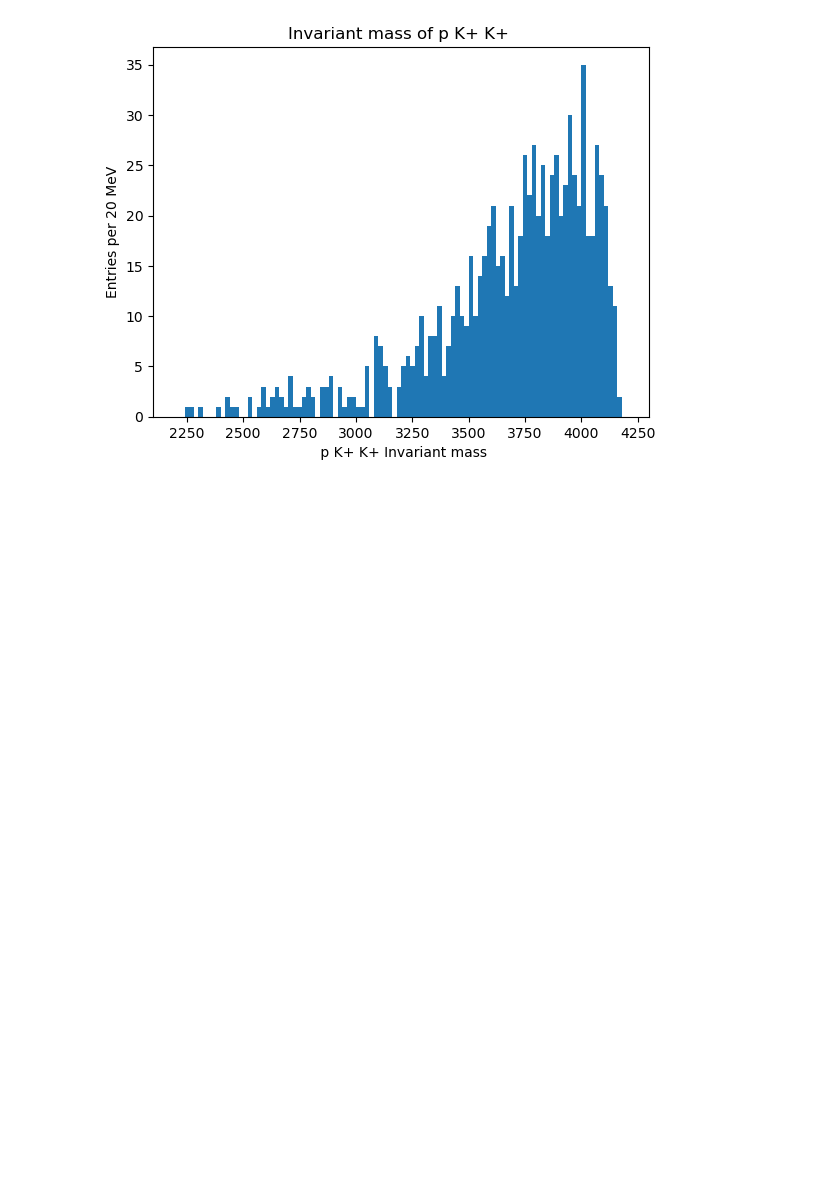
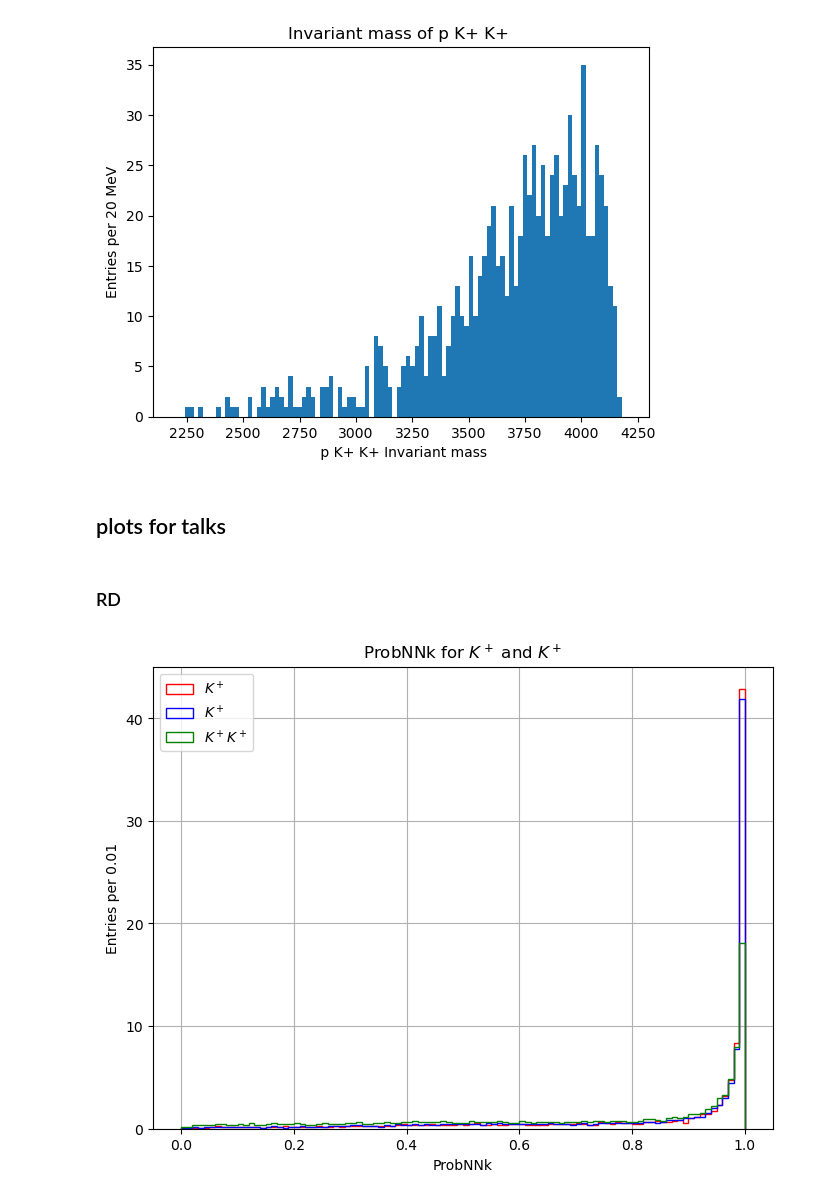
Before and after one commit to LHCb-Cincinnati/bphysics, a Jupyter notebook: KpKp_fitting.ipynb, the cells around one changed output. Drawn from its saved outputs; the diff is of its cells as text; code cells hidden in the pictures; blank space fills up the shorter version.

```diff
--- a/KpKp_fitting.ipynb
+++ b/KpKp_fitting.ipynb
@@ -260,7 +303,7 @@ L0_FD_CHISQ = np.square(delta_x) + np.square(delta_y) + np.square(delta_z) # The
 # %%
-h1_probNNk = arrs['h1_MC15TuneV1_ProbNNk']
-h2_probNNk = arrs['h2_MC15TuneV1_ProbNNk']
-p_ProbNNp  = arrs['p_MC15TuneV1_ProbNNp']
+h1_probNNk = arrs_rd['h1_MC15TuneV1_ProbNNk']
+h2_probNNk = arrs_rd['h2_MC15TuneV1_ProbNNk']
+p_ProbNNp  = arrs_rd['p_MC15TuneV1_ProbNNp']
 # %% [markdown]
 # Lambda Fitting
 # %% [markdown]
@@ -1090,3 +1134,21 @@ plt.ylabel("Entries per 20 MeV")
 plt.show()
 # %% [output]
 [figure]
+# %% [markdown]
+## plots for talks
+# %% [markdown]
+### RD
+# %%
+# plot the probNNK distribution for Kp and Km
+plt.figure(figsize=(8,6))
+plt.hist(h1_probNNk, bins=100, range=(0,1), histtype='step', label=r'$K^+$', density=True, color='red')
+plt.hist(h2_probNNk, bins=100, range=(0,1), histtype='step', label=r'$K^+$', density=True, color='blue')
+plt.hist(prodProbKK, bins=100, range=(0,1), histtype='step', label=r'$K^+K^+$', density=True, color='green')
+plt.xlabel('ProbNNk')
+plt.ylabel('Entries per 0.01')
+plt.title(r'ProbNNk for $K^+$ and $K^+$')
+plt.legend()
+plt.grid(True)
+plt.show()
+# %% [output]
+[figure, added]
```
Also changed, not shown: parts of 55 cells of this notebook, 2 other files.
